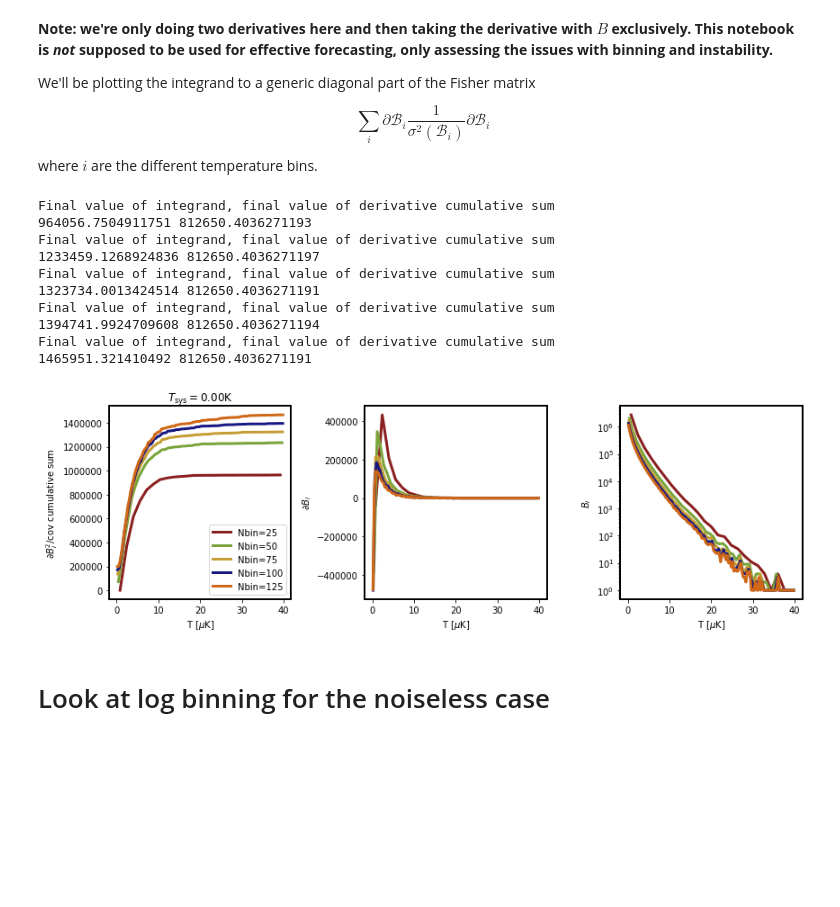
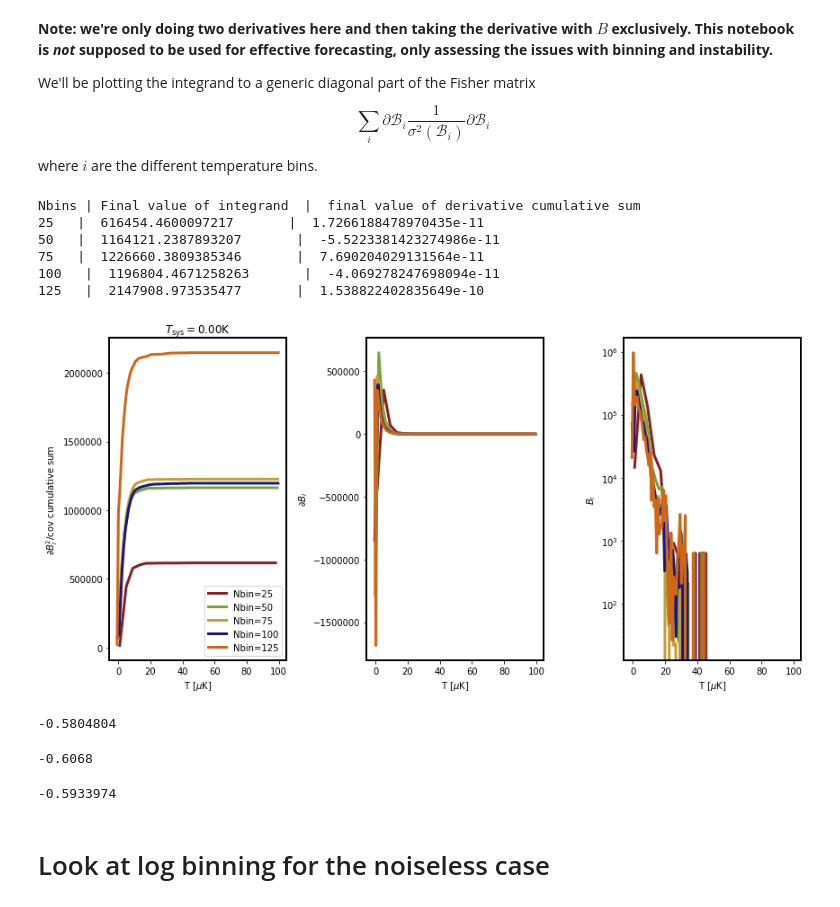
Before and after one commit to kokron/skyLine, a Jupyter notebook: notebooks/20220131-VIDBinning.ipynb, the cells around one changed output. Saved outputs shown, nothing was run; the diff lists cells and outputs as text; code cells hidden in the pictures; blank space fills up the shorter version.

Commit message:
stability plot reproduced

```diff
--- a/notebooks/20220131-VIDBinning.ipynb
+++ b/notebooks/20220131-VIDBinning.ipynb
@@ -418,15 +418,17 @@ fidvidvec = []
 
 bins = np.linspace(-0.4, 100, 26)
 
-fig, ax = plt.subplots(nrows=1, ncols=3, figsize=(12, 4))
+fig, ax = plt.subplots(nrows=1, ncols=3, figsize=(12, 6))
+print('Nbins | Final value of integrand  |  final value of derivative cumulative sum')
 
 for nbins in [26, 51, 76, 101, 126]:
-    b = np.linspace(0, 40, nbins)
+    b = np.linspace(-1, 100, nbins)
 
     forward = np.histogram(mapvec[2], bins=b)[0]
     back, tval = np.histogram(mapvec[3], bins=b)
 
     fidvid = np.histogram(fid_map, bins=b)[0]
+
 
     fidvidvec.append(fidvid)
     deriv = (forward - back)/(2*deltavec[param])
@@ -436,51 +438,61 @@ for nbins in [26, 51, 76, 101, 126]:
 
     dvec = (tval[1:] - tval[:-1])
 
+
     vid_idx = fidvid == 0
+
+    fidvid = fidvid
 
     fidvid[vid_idx] = 1
 
 
     ax[0].plot(tvec, np.cumsum(deriv**2/fidvid), label='Nbin=%d'%(len(tvec)))
 
-    print('Final value of integrand, final value of derivative cumulative sum')
-    print(np.cumsum(deriv**2/fidvid)[-1], np.cumsum(deriv)[-1])
+    print(len(tvec), '  | ', np.cumsum(deriv**2/fidvid)[-1],'      | ', np.cumsum(deriv)[-1])
 
     ax[1].plot(tvec, deriv)
 
-    ax[2].plot(tvec, fidvid)
+    ax[2].plot(tvec, deriv**2/fidvid)
 #     for tmax in [1, 2, 3, 4, 5, 7.5, 10]:
 
 
 #         tmax_idx = np.where(0.5*(tval[1:] + tval[:-1]) <= tmax)[0][-1]
 
 #         fisherterm = np.sum((deriv**2 / fidvid)[:tmax_idx])
 
 #         print('Nbins: %d, Tmax = %d, fisherterm=%.2f'%(len(tval), tmax, fisherterm))
 # plt.yscale('log')
 for i in range(3):
     ax[i].set_xlabel(r'T [$\mu$K]')
 
 ax[0].set_ylabel(r'$\partial B_i^2$/cov cumulative sum')
 ax[1].set_ylabel(r'$\partial B_i$')
 ax[2].set_ylabel(r'$B_i$')
 ax[2].set_yscale('log')
 # plt.ylim(1e8, 1e9)
 ax[0].set_title(r'$T_{\rm sys} = %.2f$K'%Tsys)
 ax[0].legend()
 fig.tight_layout()
 # %% [output]
-Final value of integrand, final value of derivative cumulative sum
-964056.7504911751 812650.4036271193
-Final value of integrand, final value of derivative cumulative sum
-1233459.1268924836 812650.4036271197
-Final value of integrand, final value of derivative cumulative sum
-1323734.0013424514 812650.4036271191
-Final value of integrand, final value of derivative cumulative sum
-1394741.9924709608 812650.4036271194
-Final value of integrand, final value of derivative cumulative sum
-1465951.321410492 812650.4036271191
+Nbins | Final value of integrand  |  final value of derivative cumulative sum
+25   |  616454.4600097217       |  1.7266188478970435e-11
+50   |  1164121.2387893207       |  -5.5223381423274986e-11
+75   |  1226660.3809385346       |  7.690204029131564e-11
+100   |  1196804.4671258263       |  -4.069278247698094e-11
+125   |  2147908.973535477       |  1.538822402835649e-10
-[figure, old version]
+[figure, new version]
+# %%
+np.min(mapvec[2])
+# %% [output]
+-0.5804804
+# %%
+np.min(mapvec[3])
+# %% [output]
+-0.6068
+# %%
+np.min(fid_map)
+# %% [output]
+-0.5933974
 # %% [markdown]
 # Look at log binning for the noiseless case
 # %%
```
Also changed, not shown: parts of 1 cell of this notebook.
